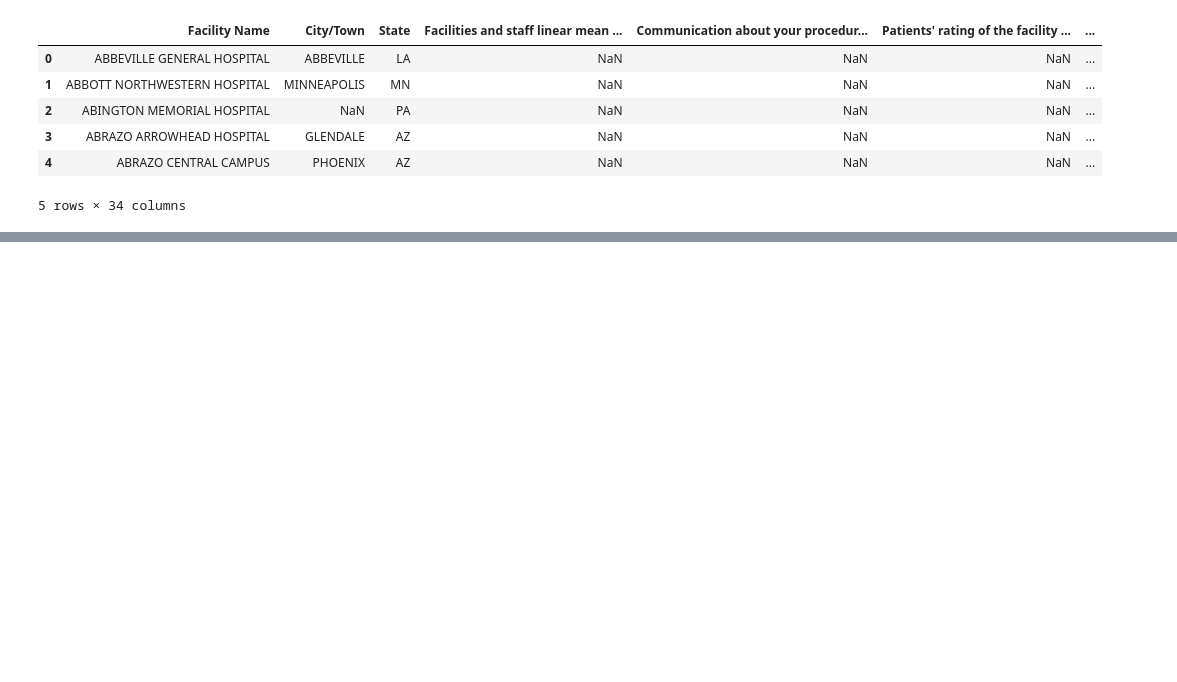
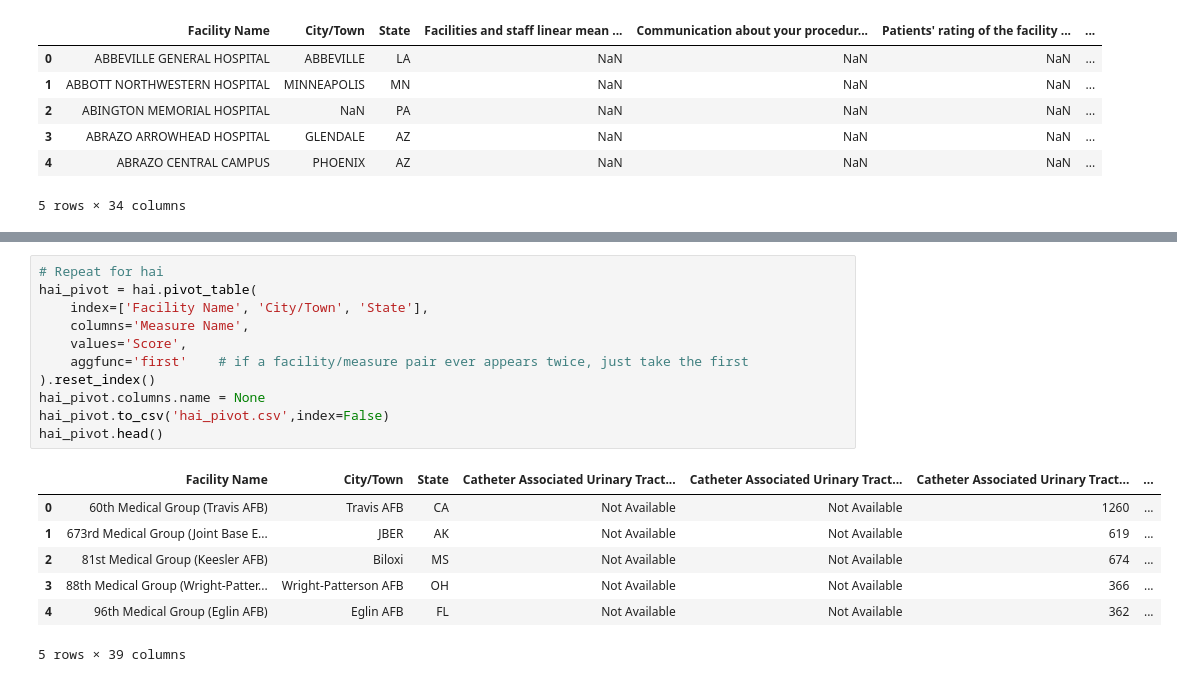
Before and after one commit to JackBrandt/jackbrandt.github.io, a Jupyter notebook: data_cleaning_joining.ipynb, the cells around one changed output, grey strips where cells are left out. Cells and saved outputs as stored; diff of their text form; blank space fills up the shorter version.

```diff
--- a/data_cleaning_joining.ipynb
+++ b/data_cleaning_joining.ipynb
@@ -269,0 +322,19 @@ join3.head()
+# %%
+# Repeat for hai
+hai_pivot = hai.pivot_table(
+    index=['Facility Name', 'City/Town', 'State'],
+    columns='Measure Name',
+    values='Score',
+    aggfunc='first'    # if a facility/measure pair ever appears twice, just take the first
+).reset_index()
+hai_pivot.columns.name = None
+hai_pivot.to_csv('hai_pivot.csv',index=False)
+hai_pivot.head()
+# %% [output]
+|  | Facility Name | City/Town | State | Catheter Associated Urinary Tract... | Catheter Associated Urinary Tract... | Catheter Associated Urinary Tract... | ... |
+| 0 | 60th Medical Group (Travis AFB) | Travis AFB | CA | Not Available | Not Available | 1260 | ... |
+| 1 | 673rd Medical Group (Joint Base E... | JBER | AK | Not Available | Not Available | 619 | ... |
+| 2 | 81st Medical Group (Keesler AFB) | Biloxi | MS | Not Available | Not Available | 674 | ... |
+| 3 | 88th Medical Group (Wright-Patter... | Wright-Patterson AFB | OH | Not Available | Not Available | 366 | ... |
+| 4 | 96th Medical Group (Eglin AFB) | Eglin AFB | FL | Not Available | Not Available | 362 | ... |
+5 rows × 39 columns
```
Also changed, not shown: parts of 7 cells of this notebook, 7 other files.
